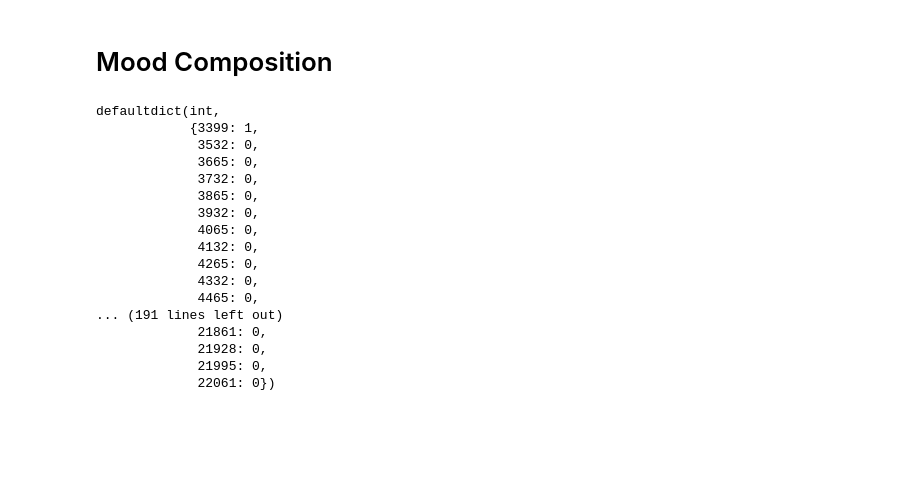
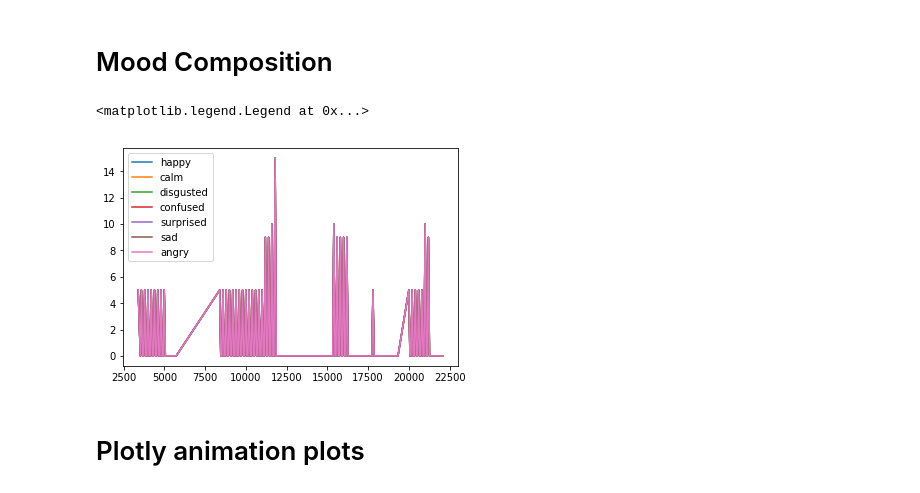
Before and after one commit to drunkONdata/display_sense, a Jupyter notebook: neha/aws_reko.ipynb, the cells around one changed output. Cells and saved outputs as stored; diff of their text form; code cells hidden in the pictures; blank space fills up the shorter version.

Commit message:
Add animation plot code

```diff
--- a/neha/aws_reko.ipynb
+++ b/neha/aws_reko.ipynb
@@ -59,13 +59,10 @@ store_collections.find_one()
 # %% [markdown]
 # Person and face traffic v/s timestamp
 # %%
-timestamp_face_count_dict = defaultdict(int)
-timestamp_person_count_dict = defaultdict(int)
-timestamp_male_count_dict = defaultdict(int)
-timestamp_female_count_dict = defaultdict(int)
-timestamp_youth_count_dict = defaultdict(int) # [0 - 18) years
-timestamp_adult_count_dict = defaultdict(int) # [18 - 60) years
-timestamp_seniors_count_dict = defaultdict(int) # [>60] years
+# Youth [0 - 18) years
+# Adult [18 - 60) years
+# Seniors > 60 years
+timestamp_face_count_dict, timestamp_person_count_dict, timestamp_male_count_dict, timestamp_female_count_dict, timestamp_youth_count_dict, timestamp_adult_count_dict, timestamp_seniors_count_dict, timestamp_happy_count_dict, timestamp_calm_count_dict, timestamp_disgusted_count_dict,timestamp_confused_count_dict, timestamp_surprised_count_dict, timestamp_sad_count_dict, timestamp_angry_count_dict  = [defaultdict(int)] * 14
 
 for result in results:
     timestamp = result['Timestamp']
@@ -96,8 +93,26 @@ for result in results:
         else:
             timestamp_seniors_count_dict[timestamp] += 1
 
+        # most likely mood count
+        most_likely_mood = max(result['Person']['Face']['Emotions'], key=lambda x:x['Confidence'])['Type']
+
+        if most_likely_mood == 'HAPPY':
+            timestamp_happy_count_dict[timestamp] += 1
+        elif most_likely_mood == 'CALM':
+            timestamp_calm_count_dict[timestamp] += 1
+        elif most_likely_mood == 'DISGUSTED':
+            timestamp_disgusted_count_dict[timestamp] += 1
+        elif most_likely_mood == 'CONFUSED':
+            timestamp_confused_count_dict[timestamp] += 1
+        elif most_likely_mood == 'SURPRISED':
+            timestamp_surprised_count_dict[timestamp] += 1
+        elif most_likely_mood == 'SAD':
+            timestamp_sad_count_dict[timestamp] += 1
+        else:
+            timestamp_angry_count_dict[timestamp] += 1
+
     else:
-        timestamp_male_count_dict[timestamp],timestamp_female_count_dict[timestamp], timestamp_youth_count_dict[timestamp], timestamp_adult_count_dict[timestamp], timestamp_seniors_count_dict[timestamp] = 0, 0, 0, 0, 0
+        timestamp_face_count_dict[timestamp], timestamp_person_count_dict[timestamp], timestamp_male_count_dict[timestamp], timestamp_female_count_dict[timestamp], timestamp_youth_count_dict[timestamp], timestamp_adult_count_dict[timestamp], timestamp_seniors_count_dict[timestamp], timestamp_happy_count_dict[timestamp], timestamp_calm_count_dict[timestamp], timestamp_disgusted_count_dict[timestamp],timestamp_confused_count_dict[timestamp], timestamp_surprised_count_dict[timestamp], timestamp_sad_count_dict[timestamp], timestamp_angry_count_dict[timestamp]  = [0] * 14
 # %%
 # Person and face traffic
 plt.plot(list(map(int, timestamp_person_count_dict.keys())), timestamp_person_count_dict.values(),list(map(int, timestamp_face_count_dict.keys())), timestamp_face_count_dict.values())
@@ -126,23 +141,17 @@ plt.legend(['youth', 'adult', 'seniors'])
 [figure]
 # %% [markdown]
 # Mood Composition
-# %%
-timestamp_male_count_dict
-# %% [output]
-defaultdict(int,
-            {3399: 1,
-             3532: 0,
-             3665: 0,
-             3732: 0,
-             3865: 0,
-             3932: 0,
-             4065: 0,
-             4132: 0,
-             4265: 0,
-             4332: 0,
-             4465: 0,
-... (191 lines left out)
-             21861: 0,
-             21928: 0,
-             21995: 0,
-             22061: 0})
+# %%
+plt.plot(list(map(int, timestamp_happy_count_dict.keys())), timestamp_happy_count_dict.values(),
+         list(map(int, timestamp_calm_count_dict.keys())), timestamp_calm_count_dict.values(),
+        list(map(int, timestamp_disgusted_count_dict.keys())), timestamp_disgusted_count_dict.values(),
+        list(map(int, timestamp_confused_count_dict.keys())), timestamp_confused_count_dict.values(),
+        list(map(int, timestamp_surprised_count_dict.keys())), timestamp_surprised_count_dict.values(),
+        list(map(int, timestamp_sad_count_dict.keys())), timestamp_sad_count_dict.values(),
+        list(map(int, timestamp_angry_count_dict.keys())), timestamp_angry_count_dict.values())
+plt.legend(['happy', 'calm', 'disgusted', 'confused', 'surprised', 'sad', 'angry'])
+# %% [output]
+<matplotlib.legend.Legend at 0x...>
+[figure, added]
+# %% [markdown]
+# Plotly animation plots
```
Also changed, not shown: parts of 1 cell of this notebook, 1 other file.
